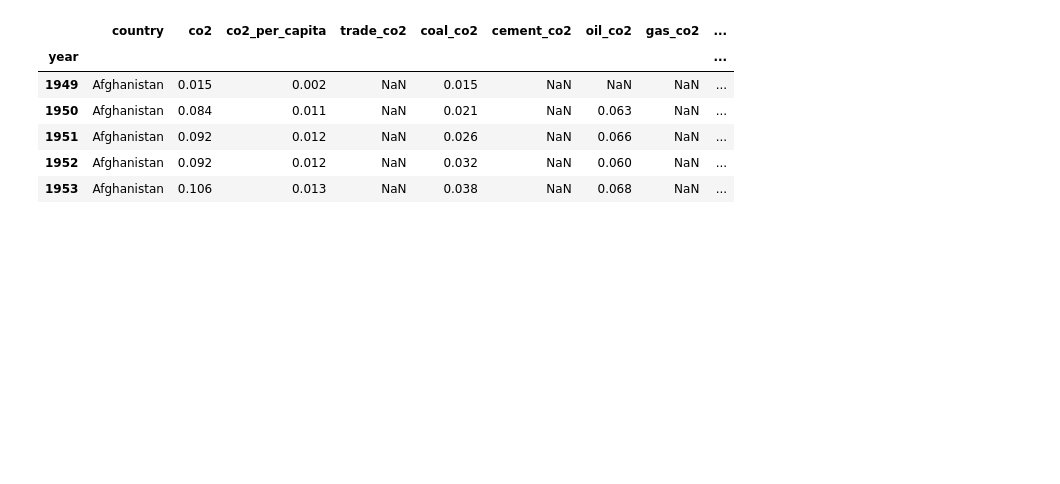
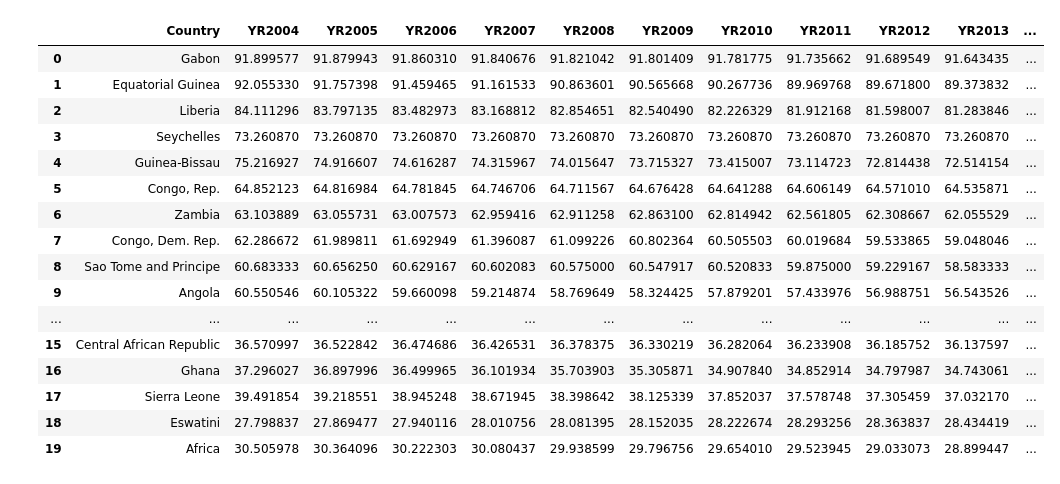
Before and after one commit to gyleodhis/rabetafrica, a Jupyter notebook: obesity.ipynb, the cells around one changed output. Saved outputs shown, nothing was run; the diff lists cells and outputs as text; code cells hidden in the pictures; blank space fills up the shorter version.

```diff
--- a/obesity.ipynb
+++ b/obesity.ipynb
@@ -10,19 +12,33 @@ import bar_chart_race as bcr
 # %%
-# co2_url ='https://raw.githubusercontent.com/gyleodhis/owid_co2_data/master/owid-co2-data.csv'
-"""Offline version"""
-co2_url = 'assets/owid_c02.csv'
-def owidCo2():
-    co2_df = pd.read_csv(co2_url, index_col='year')
-    co2_df = co2_df[['country','co2','co2_per_capita','trade_co2','coal_co2','cement_co2','oil_co2','gas_co2','gas_co2_per_capita','co2_growth_prct','share_global_co2']]
-#     obese_df.columns=['Region','Percentage']
-#     co2_df.to_csv('assets/owid_c02.csv')
-    return co2_df
-owidCo2().head()
+def getPctForestArea():
+    df_income = wb.data.DataFrame('AG.LND.FRST.ZS',
+                                  economy=wb.region.members('AFR'),labels=True)
+    df_income = df_income.reset_index(drop=True).set_index('Country')
+    df_income = df_income.iloc[1:,-20:-2].reset_index()
+    df_income['Pct_Lost'] = df_income['YR2004']-df_income['YR2021']
+    df_income.loc[60] = df_income.mean(numeric_only=True)
+    df_income['Country'] = df_income['Country'].fillna('Africa')
+    df_income.sort_values(by='YR2021', inplace=True,ascending=False)
+    return df_income.reset_index(drop=True)
+
+df_PctForestArea = getPctForestArea()
-# %% [output]
-|  | country | co2 | co2_per_capita | trade_co2 | coal_co2 | cement_co2 | oil_co2 | gas_co2 | ... |
-| year |  |  |  |  |  |  |  |  | ... |
-| 1949 | Afghanistan | 0.015 | 0.002 | NaN | 0.015 | NaN | NaN | NaN | ... |
-| 1950 | Afghanistan | 0.084 | 0.011 | NaN | 0.021 | NaN | 0.063 | NaN | ... |
-| 1951 | Afghanistan | 0.092 | 0.012 | NaN | 0.026 | NaN | 0.066 | NaN | ... |
-| 1952 | Afghanistan | 0.092 | 0.012 | NaN | 0.032 | NaN | 0.060 | NaN | ... |
-| 1953 | Afghanistan | 0.106 | 0.013 | NaN | 0.038 | NaN | 0.068 | NaN | ... |
+# %%
+df_PctForestArea.head(20)
+# %% [output]
+|  | Country | YR2004 | YR2005 | YR2006 | YR2007 | YR2008 | YR2009 | YR2010 | YR2011 | YR2012 | YR2013 | ... |
+| 0 | Gabon | 91.899577 | 91.879943 | 91.860310 | 91.840676 | 91.821042 | 91.801409 | 91.781775 | 91.735662 | 91.689549 | 91.643435 | ... |
+| 1 | Equatorial Guinea | 92.055330 | 91.757398 | 91.459465 | 91.161533 | 90.863601 | 90.565668 | 90.267736 | 89.969768 | 89.671800 | 89.373832 | ... |
+| 2 | Liberia | 84.111296 | 83.797135 | 83.482973 | 83.168812 | 82.854651 | 82.540490 | 82.226329 | 81.912168 | 81.598007 | 81.283846 | ... |
+| 3 | Seychelles | 73.260870 | 73.260870 | 73.260870 | 73.260870 | 73.260870 | 73.260870 | 73.260870 | 73.260870 | 73.260870 | 73.260870 | ... |
+| 4 | Guinea-Bissau | 75.216927 | 74.916607 | 74.616287 | 74.315967 | 74.015647 | 73.715327 | 73.415007 | 73.114723 | 72.814438 | 72.514154 | ... |
+| 5 | Congo, Rep. | 64.852123 | 64.816984 | 64.781845 | 64.746706 | 64.711567 | 64.676428 | 64.641288 | 64.606149 | 64.571010 | 64.535871 | ... |
+| 6 | Zambia | 63.103889 | 63.055731 | 63.007573 | 62.959416 | 62.911258 | 62.863100 | 62.814942 | 62.561805 | 62.308667 | 62.055529 | ... |
+| 7 | Congo, Dem. Rep. | 62.286672 | 61.989811 | 61.692949 | 61.396087 | 61.099226 | 60.802364 | 60.505503 | 60.019684 | 59.533865 | 59.048046 | ... |
+| 8 | Sao Tome and Principe | 60.683333 | 60.656250 | 60.629167 | 60.602083 | 60.575000 | 60.547917 | 60.520833 | 59.875000 | 59.229167 | 58.583333 | ... |
+| 9 | Angola | 60.550546 | 60.105322 | 59.660098 | 59.214874 | 58.769649 | 58.324425 | 57.879201 | 57.433976 | 56.988751 | 56.543526 | ... |
+| ... | ... | ... | ... | ... | ... | ... | ... | ... | ... | ... | ... | ... |
+| 15 | Central African Republic | 36.570997 | 36.522842 | 36.474686 | 36.426531 | 36.378375 | 36.330219 | 36.282064 | 36.233908 | 36.185752 | 36.137597 | ... |
+| 16 | Ghana | 37.296027 | 36.897996 | 36.499965 | 36.101934 | 35.703903 | 35.305871 | 34.907840 | 34.852914 | 34.797987 | 34.743061 | ... |
+| 17 | Sierra Leone | 39.491854 | 39.218551 | 38.945248 | 38.671945 | 38.398642 | 38.125339 | 37.852037 | 37.578748 | 37.305459 | 37.032170 | ... |
+| 18 | Eswatini | 27.798837 | 27.869477 | 27.940116 | 28.010756 | 28.081395 | 28.152035 | 28.222674 | 28.293256 | 28.363837 | 28.434419 | ... |
+| 19 | Africa | 30.505978 | 30.364096 | 30.222303 | 30.080437 | 29.938599 | 29.796756 | 29.654010 | 29.523945 | 29.033073 | 28.899447 | ... |
```
Also changed, not shown: parts of 4 cells of this notebook, 2 other files.
